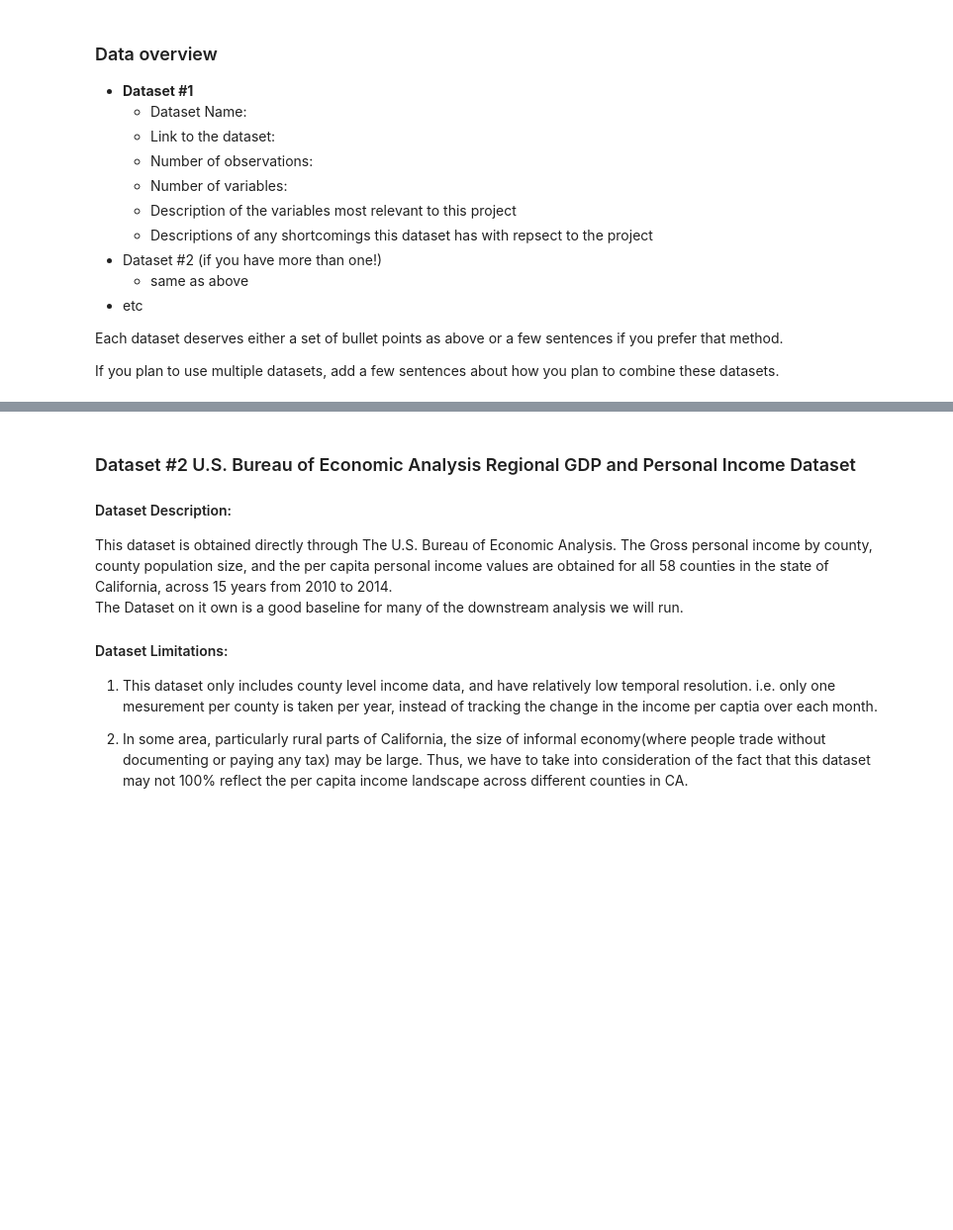
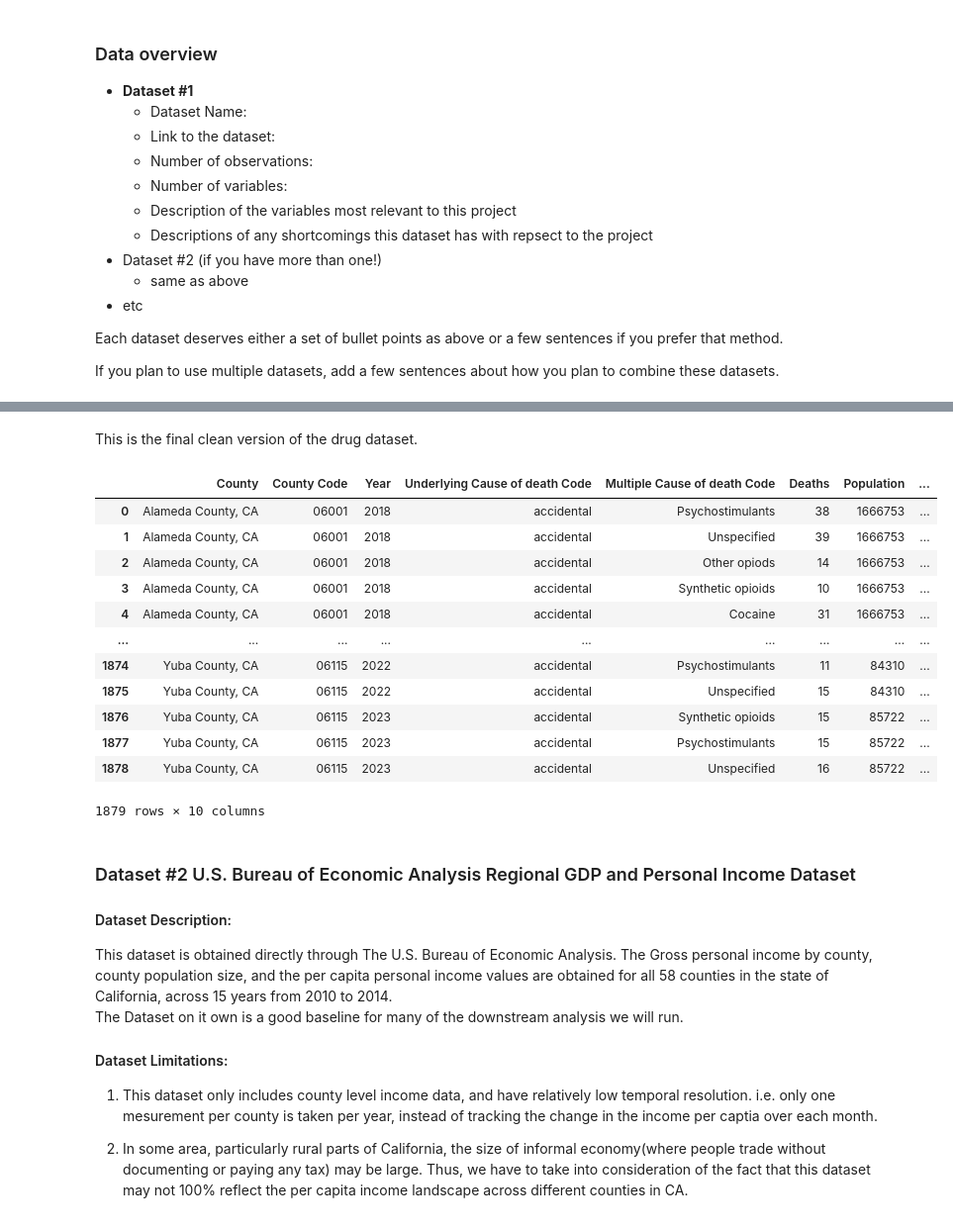
Before and after one commit to COGS108/Group078_WI26, a Jupyter notebook: 01-DataCheckpoint.ipynb, the cells around one changed output, grey strips where cells are left out. Shown at 99% size. Drawn from its saved outputs; the diff is of its cells as text; code cells hidden in the pictures; blank space fills up the shorter version.

```diff
--- a/01-DataCheckpoint.ipynb
+++ b/01-DataCheckpoint.ipynb
@@ -122,0 +268,23 @@ Instructions:
+# %%
+# Replace ICD-10 codes with general labels
+
+mappings_UCD = {'X41': 'accidental', 'X42': 'accidental', 'X44': 'accidental', 'X64': 'intentional',
+                'X61': 'intentional', 'X62': 'intentional', 'X40': 'accidental', 'Y14': 'undetermined'}
+
+mappings_MCD = {'T40.1': 'Heroin', 'T40.2': 'Other opiods', 'T40.3': 'Methadone', 'T40.4': 'Synthetic opioids',
+                'T40.5': 'Cocaine', 'T42.4': 'Sedatives', 'T43.6': 'Psychostimulants', 'X40': 'Unspecified',
+                'X41': 'Unspecified', 'X42': 'Unspecified', 'X44': 'Unspecified', 'X61': 'Unspecified',
+                'X62': 'Unspecified', 'X64': 'Unspecified', 'Y14': 'Unspecified'}
+
+data_drugs_clean['Underlying Cause of death Code'] = data_drugs_clean['Underlying Cause of death Code'].map(mappings_UCD)
+data_drugs_clean['Multiple Cause of death Code'] = data_drugs_clean['Multiple Cause of death Code'].map(mappings_MCD)
+# %%
+# Recompute crude weight to get rid of Unreliable
+data_drugs_clean['Crude Rate'] = data_drugs_clean['Deaths'] / data_drugs_clean['Population'] * 100000
+data_drugs_clean['Crude Rate'] = data_drugs_clean['Crude Rate'].round(2)
+# %%
+# Compute total deaths per county-year
+data_drugs_clean['Total Deaths by County and Year'] = data_drugs_clean.groupby(['County','Year'])['Deaths'].transform('sum')
+
+# Compute crude rate for total by 100000
+data_drugs_clean['Crude Rate by County and Year'] = (data_drugs_clean['Total Deaths by County and Year'] / data_drugs_clean['Population'] * 100000).round(2)
@@ -123,3 +293,24 @@ Instructions:
+# %% [markdown]
+This is the final clean version of the drug dataset.
+# %%
+# Modify county code to ensure consistency across datasets
+data_drugs_clean["County Code"] = "0" + data_drugs_clean["County Code"].astype(str)
+# %%
+data_drugs_clean
+# %% [output]
+|  | County | County Code | Year | Underlying Cause of death Code | Multiple Cause of death Code | Deaths | Population | ... |
+| 0 | Alameda County, CA | 06001 | 2018 | accidental | Psychostimulants | 38 | 1666753 | ... |
+| 1 | Alameda County, CA | 06001 | 2018 | accidental | Unspecified | 39 | 1666753 | ... |
+| 2 | Alameda County, CA | 06001 | 2018 | accidental | Other opiods | 14 | 1666753 | ... |
+| 3 | Alameda County, CA | 06001 | 2018 | accidental | Synthetic opioids | 10 | 1666753 | ... |
+| 4 | Alameda County, CA | 06001 | 2018 | accidental | Cocaine | 31 | 1666753 | ... |
+| ... | ... | ... | ... | ... | ... | ... | ... | ... |
+| 1874 | Yuba County, CA | 06115 | 2022 | accidental | Psychostimulants | 11 | 84310 | ... |
+| 1875 | Yuba County, CA | 06115 | 2022 | accidental | Unspecified | 15 | 84310 | ... |
+| 1876 | Yuba County, CA | 06115 | 2023 | accidental | Synthetic opioids | 15 | 85722 | ... |
+| 1877 | Yuba County, CA | 06115 | 2023 | accidental | Psychostimulants | 15 | 85722 | ... |
+| 1878 | Yuba County, CA | 06115 | 2023 | accidental | Unspecified | 16 | 85722 | ... |
+1879 rows × 10 columns
 # %% [markdown]
 ### Dataset #2 U.S. Bureau of Economic Analysis Regional GDP and Personal Income Dataset
 
```
Also changed, not shown: parts of 45 cells of this notebook.
